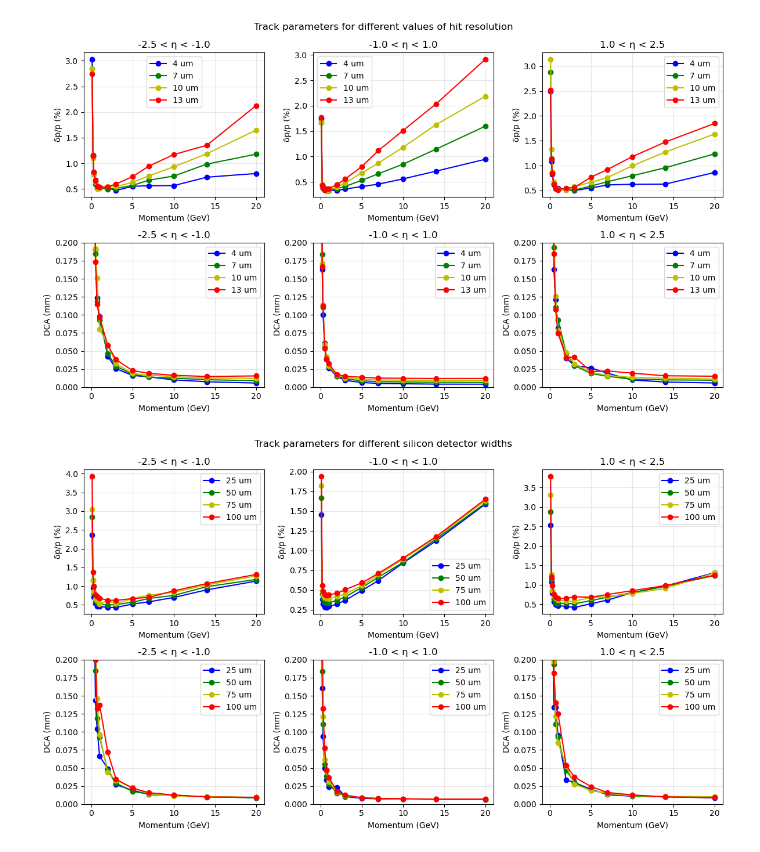
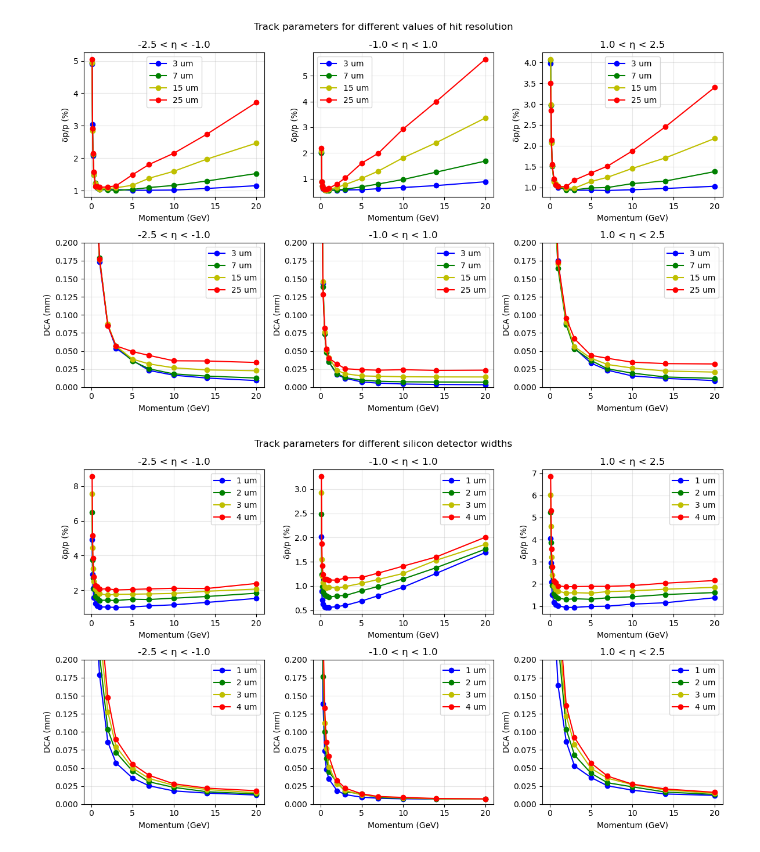
Before and after one commit to P4GAN/B8_Project, a Jupyter notebook: Analysis/tracking_performance.ipynb, the cells around one changed output. Drawn from its saved outputs; the diff is of its cells as text; code cells hidden in the pictures.

Commit message:
new plots

```diff
--- a/Analysis/tracking_performance.ipynb
+++ b/Analysis/tracking_performance.ipynb
@@ -63,7 +43,7 @@ eta_bins = [
     ( 1.0,  2.5),
 ]
 
-for numHits in range(4, 7):
+for numHits in range(4, 8):
     df = df_1_7[df_1_7["Number of Hits"] == numHits]
     for i, (eta_lo, eta_hi) in enumerate(eta_bins):
         df_eta = df[(df["Pseudorapidity"] >= eta_lo) &
@@ -84,10 +64,11 @@ for numHits in range(4, 7):
             pT_residual = (subset["Fitted Transverse Momentum (MeV/c)"] - subset["True Transverse Momentum (MeV/c)"]) / subset["True Transverse Momentum (MeV/c)"]
             sigma_guess = (np.percentile(pT_residual, 84) - np.percentile(pT_residual, 16)) / 2
 
-            counts, edges = np.histogram(pT_residual, bins=50, range=(-sigma_guess * 2, sigma_guess * 2))
+            mean = pT_residual.mean()
+            counts, edges = np.histogram(pT_residual, bins=50, range=(mean - 1.5 * sigma_guess, mean + 1.5 * sigma_guess))
             mids = (edges[:-1] + edges[1:]) / 2
 
-            popt, _ = curve_fit(gaussian, mids, counts, p0=[max(counts), 0, sigma_guess])
+            popt, _ = curve_fit(gaussian, mids, counts, p0=[max(counts), mids[np.argmax(counts)], sigma_guess])
             sigma_delta_pT.append(abs(popt[2]))
 
             mean_DCA.append(subset["DCA (mm)"].mean())
@@ -176,8 +232,8 @@ plt.show()
 # %%
 df_7um = pd.read_csv("output/default.csv")
-df_4um = pd.read_csv("output/resolution_4um.csv")
-df_10um = pd.read_csv("output/resolution_10um.csv")
-df_13um = pd.read_csv("output/resolution_13um.csv")
+df_3um = pd.read_csv("output/resolution_3um.csv")
+df_15um = pd.read_csv("output/resolution_15um.csv")
+df_25um = pd.read_csv("output/resolution_25um.csv")
 # %%
 fig, axes = plt.subplots(2, 3, figsize=(12, 7))
 
@@ -187,8 +243,8 @@ eta_bins = [
     ( 1.0,  2.5),
 ]
 
-dataframes = {4: df_4um, 7: df_7um, 10: df_10um, 13: df_13um}
-colors = {4: "b", 7: "g", 10: "y", 13: "r"}
+dataframes = {3: df_3um, 7: df_7um, 15: df_15um, 25: df_25um}
+colors = {3: "b", 7: "g", 15: "y", 25: "r"}
 
 for res, df in dataframes.items():
     for i, (eta_lo, eta_hi) in enumerate(eta_bins):
@@ -207,10 +263,11 @@ for res, df in dataframes.items():
             pT_residual = (subset["Fitted Transverse Momentum (MeV/c)"] - subset["True Transverse Momentum (MeV/c)"]) / subset["True Transverse Momentum (MeV/c)"]
             sigma_guess = (np.percentile(pT_residual, 84) - np.percentile(pT_residual, 16)) / 2
 
-            counts, edges = np.histogram(pT_residual, bins=50, range=(-sigma_guess * 2, sigma_guess * 2))
+            mean = pT_residual.mean()
+            counts, edges = np.histogram(pT_residual, bins=50, range=(mean - 1.5 * sigma_guess, mean + 1.5 * sigma_guess))
             mids = (edges[:-1] + edges[1:]) / 2
 
-            popt, _ = curve_fit(gaussian, mids, counts, p0=[max(counts), 0, sigma_guess])
+            popt, _ = curve_fit(gaussian, mids, counts, p0=[max(counts), mids[np.argmax(counts)], sigma_guess])
             sigma_delta_pT.append(abs(popt[2]))
 
             mean_DCA.append(subset["DCA (mm)"].mean())
@@ -237,12 +294,12 @@ plt.suptitle("Track parameters for different values of hit resolution")
 plt.tight_layout()
 plt.show()
 # %% [output]
-[figure, old version]
+[figure, new version]
 # %%
-df_25um = pd.read_csv("output/width_25um.csv")
-df_50um = pd.read_csv("output/default.csv")
-df_75um = pd.read_csv("output/width_75um.csv")
-df_100um = pd.read_csv("output/width_100um.csv")
+df_mat_x1 = pd.read_csv("output/default.csv")
+df_mat_x2 = pd.read_csv("output/material_x2.csv")
+df_mat_x3 = pd.read_csv("output/material_x3.csv")
+df_mat_x4 = pd.read_csv("output/material_x4.csv")
 # %%
 fig, axes = plt.subplots(2, 3, figsize=(12, 7))
 
@@ -252,8 +309,8 @@ eta_bins = [
     ( 1.0,  2.5),
 ]
 
-dataframes = {25: df_25um, 50: df_50um, 75: df_75um, 100: df_100um}
-colors = {25: "b", 50: "g", 75: "y", 100: "r"}
+dataframes = {1: df_mat_x1, 2: df_mat_x2, 3: df_mat_x3, 4: df_mat_x4}
+colors = {1: "b", 2: "g", 3: "y", 4: "r"}
 
 for width, df in dataframes.items():
     for i, (eta_lo, eta_hi) in enumerate(eta_bins):
@@ -275,31 +332,31 @@ for width, df in dataframes.items():
             counts, edges = np.histogram(pT_residual, bins=50, range=(-sigma_guess * 2, sigma_guess * 2))
             mids = (edges[:-1] + edges[1:]) / 2
 
             popt, _ = curve_fit(gaussian, mids, counts, p0=[max(counts), 0, sigma_guess])
             sigma_delta_pT.append(abs(popt[2]))
 
             mean_DCA.append(subset["DCA (mm)"].mean())
 
 
         axes[0, i].plot(p_GeV, np.array(sigma_delta_pT) * 100, color=colors[width], marker="o", label=f"{width} um")
         axes[0, i].set_title(f"{eta_lo} < η < {eta_hi}")
         axes[0, i].set_xlabel("Momentum (GeV)")
         axes[0, i].set_ylabel("δp/p (%)")
         axes[0, i].grid(alpha=0.3)
 
         axes[1, i].plot(p_GeV, mean_DCA, color=colors[width], marker="o", label=f"{width} um")
         axes[1, i].set_title(f"{eta_lo} < η < {eta_hi}")
         axes[1, i].set_xlabel("Momentum (GeV)")
         axes[1, i].set_ylabel("DCA (mm)")
         axes[1, i].grid(alpha=0.3)
         axes[1, i].set_ylim(0, 0.2)
 
 for i in range(3):
     axes[0, i].legend()
     axes[1, i].legend()
 
 plt.suptitle("Track parameters for different silicon detector widths")
 plt.tight_layout()
 plt.show()
 # %% [output]
-[figure, old version]
+[figure, new version]
```
Also changed, not shown: parts of 11 cells of this notebook, 39 other files.
